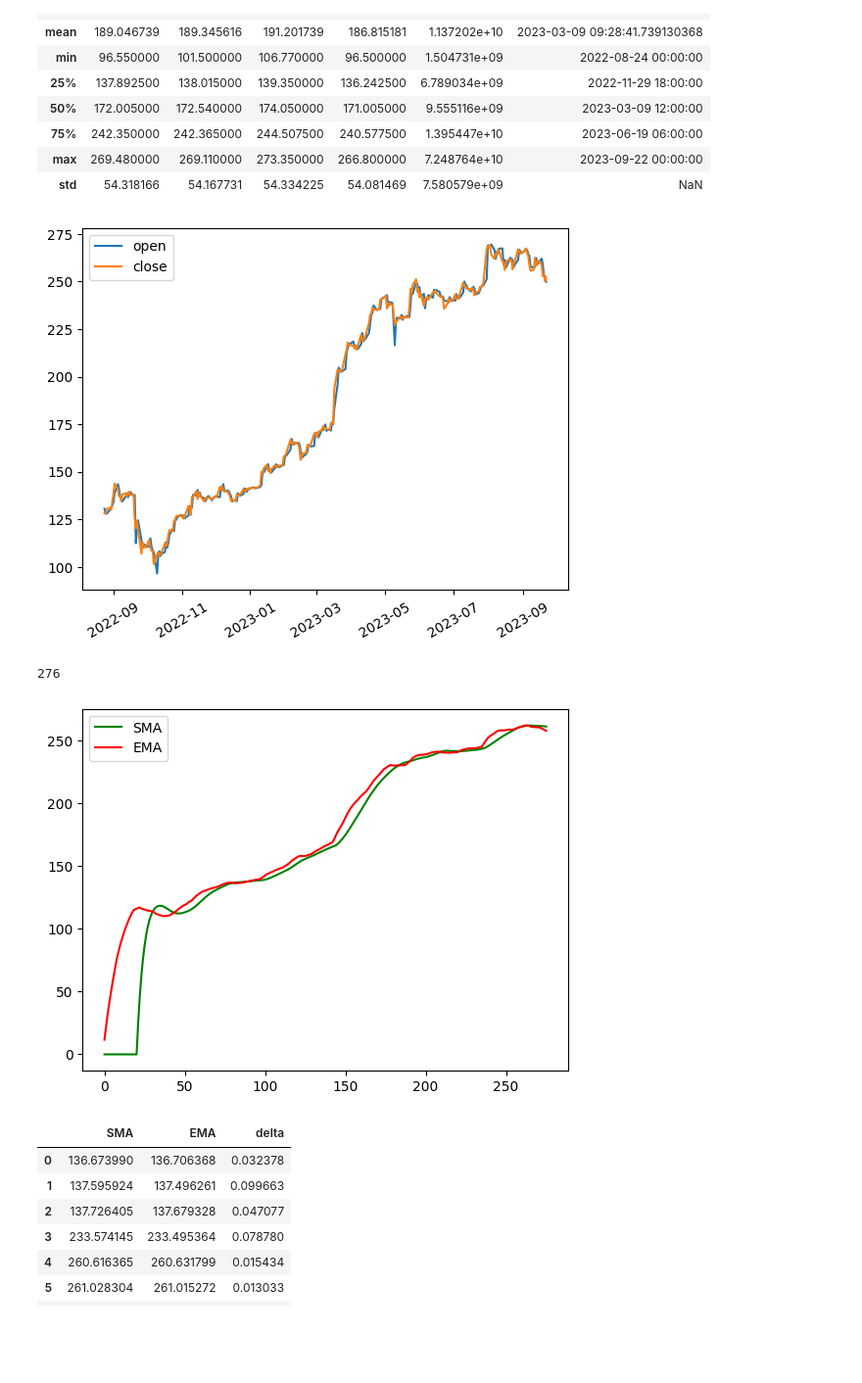
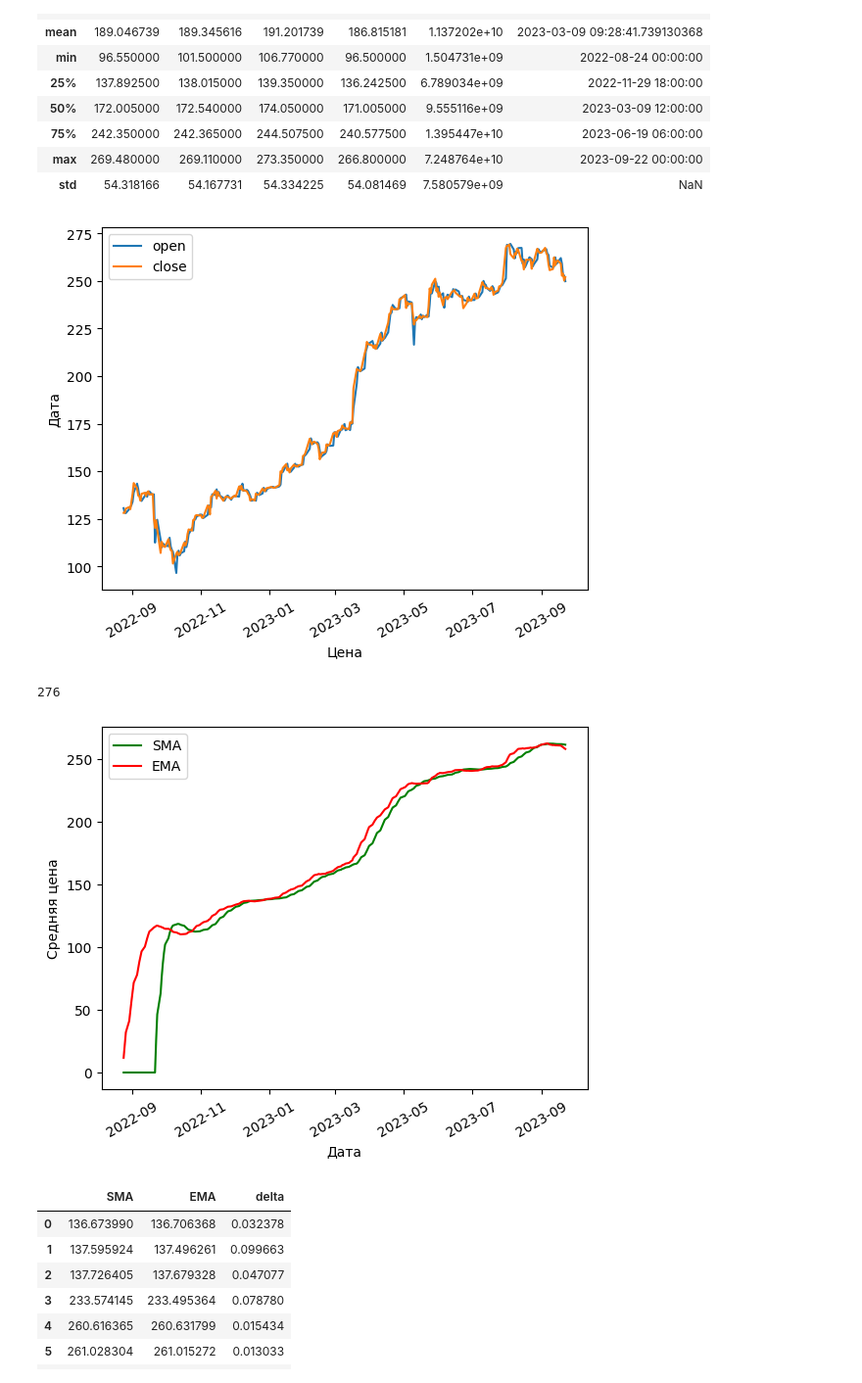
Before and after one commit to Kasymkhankhubiyev/Sirius-Uni, a Jupyter notebook: Intoduction Into Profession/tasks/Task1.ipynb, the cells around one changed output. Shown at 98% size. Cells and saved outputs as stored; diff of their text form; code cells hidden in the pictures; blank space fills up the shorter version.

Commit message:
added axis labels and done with task7

```diff
--- a/Intoduction Into Profession/tasks/Task1.ipynb
+++ b/Intoduction Into Profession/tasks/Task1.ipynb
@@ -81,10 +81,12 @@ close_cost = df['close']
 plt.plot(dates, open_cost, label='open')
 plt.plot(dates, close_cost, label='close')
 plt.xticks(rotation=30)
+plt.xlabel('Цена')
+plt.ylabel('Дата')
 plt.legend()
 plt.show()
 # %% [output]
-[figure, old version]
+[figure, new version]
 # %%
 class Candle (NamedTuple):
     open: float
@@ -193,18 +195,22 @@ ema_21 = EMA(close_cost, period)
 # %%
 # sma_dates = [dates[i] for i in range(period, len(dates), step)]
 # ema_dates = [dates[i] for i in range(0, len(dates), step)]
 
 # plt.plot(sma_dates, sma_21, label='SMA', color=SMA_COLOR)
 # plt.plot(ema_dates, ema_21, label='EMA', color=EMA_COLOR)
 
 
-plt.plot(sma_21, label='SMA', color=SMA_COLOR)
-plt.plot(ema_21, label='EMA', color=EMA_COLOR)
+plt.plot(dates, sma_21, label='SMA', color=SMA_COLOR)
+plt.plot(dates, ema_21, label='EMA', color=EMA_COLOR)
+
+plt.xticks(rotation=30)
+plt.xlabel('Дата')
+plt.ylabel('Средняя цена')
 
 plt.legend()
 plt.show()
 # %% [output]
-[figure, old version]
+[figure, new version]
 # %%
 treshold = 1e-1
 
```
Also changed, not shown: parts of 2 cells of this notebook, 1 other file.
